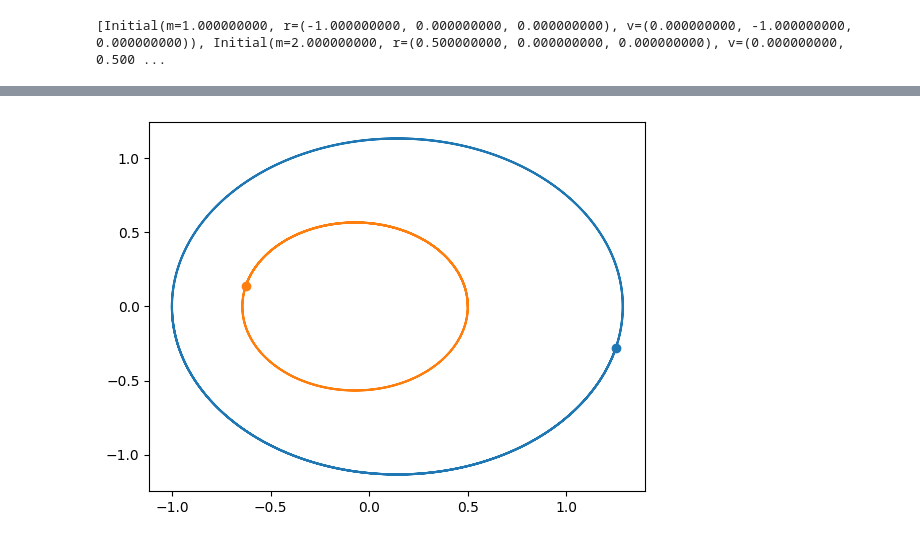
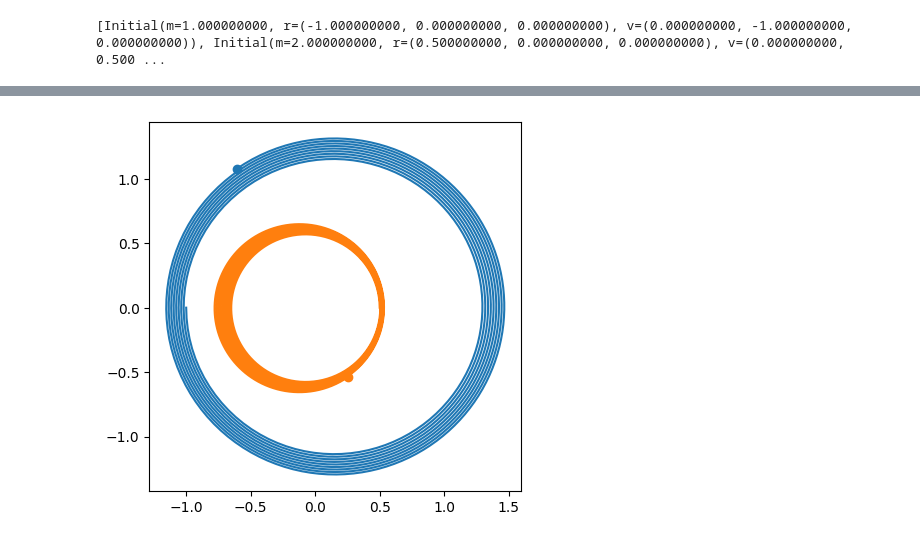
Before and after one commit to Alisyaifudin/bima, a Jupyter notebook: python/example/in_memory.ipynb, the cells around one changed output, grey strips where cells are left out. Cells and saved outputs as stored; diff of their text form; code cells hidden in the pictures.

```diff
--- a/python/example/in_memory.ipynb
+++ b/python/example/in_memory.ipynb
@@ -9,3 +9,17 @@ initial = bima.Initial.from_arr(arr)
 print(initial)
 # %% [output]
 [Initial(m=1.000000000, r=(-1.000000000, 0.000000000, 0.000000000), v=(0.000000000, -1.000000000, 0.000000000)), Initial(m=2.000000000, r=(0.500000000, 0.000000000, 0.000000000), v=(0.000000000, 0.500 ...
+# %%
+def plot_bodies(bodies: list[Body]):
+  fig, ax = plt.subplots()
+  for body in bodies:
+    length = len(body)
+    sample_n = np.min([1000, length])
+    skip = length//sample_n
+    x = body.x[::skip]
+    y = body.y[::skip]
+
+    ax.plot(x, y)
+    ax.scatter(x[-1], y[-1])
+  ax.set_aspect("equal")
+  fig.show()
@@ -12,11 +54,13 @@ print(initial)
 # %%
+t_stop = 8.1
+h = t_stop / 1000
 config = Config(
     force=bima.ForceMethod.Direct,
-    solve=bima.SolveMethod.Euler,
-    timestep=bima.TimestepMethod.Constant(0.00001),
+    integrator=bima.Integrator.RK4,
+    timestep=bima.TimestepMethod.Constant(h),
     close_encounter=bima.CloseEncounterMethod.Regularized
 )
 
 sim = bima.Simulation(initial)
 
-record = sim.in_memory.run(config, 20)
+bodies = sim.in_memory.run(config, t_stop*10)
@@ -39,18 +67,4 @@ print(record[0, :5])
-# %%
-length = record.shape[1]
-sample_n = 1000
-skip = length//sample_n
-
-x1 = record[0, ::skip, 1]
-y1 = record[0, ::skip, 2]
-x2 = record[1, ::skip, 1]
-y2 = record[1, ::skip, 2]
-
-fig, ax = plt.subplots()
-ax.plot(x1, y1)
-ax.scatter(x1[-1], y1[-1])
-ax.plot(x2, y2)
-ax.scatter(x2[-1], y2[-1])
-plt.show()
-# %% [output]
-[figure, removed]
+# %%
+plot_bodies(bodies)
+# %% [output]
+[figure, added]
```
Also changed, not shown: parts of 18 cells of this notebook, 34 other files.
